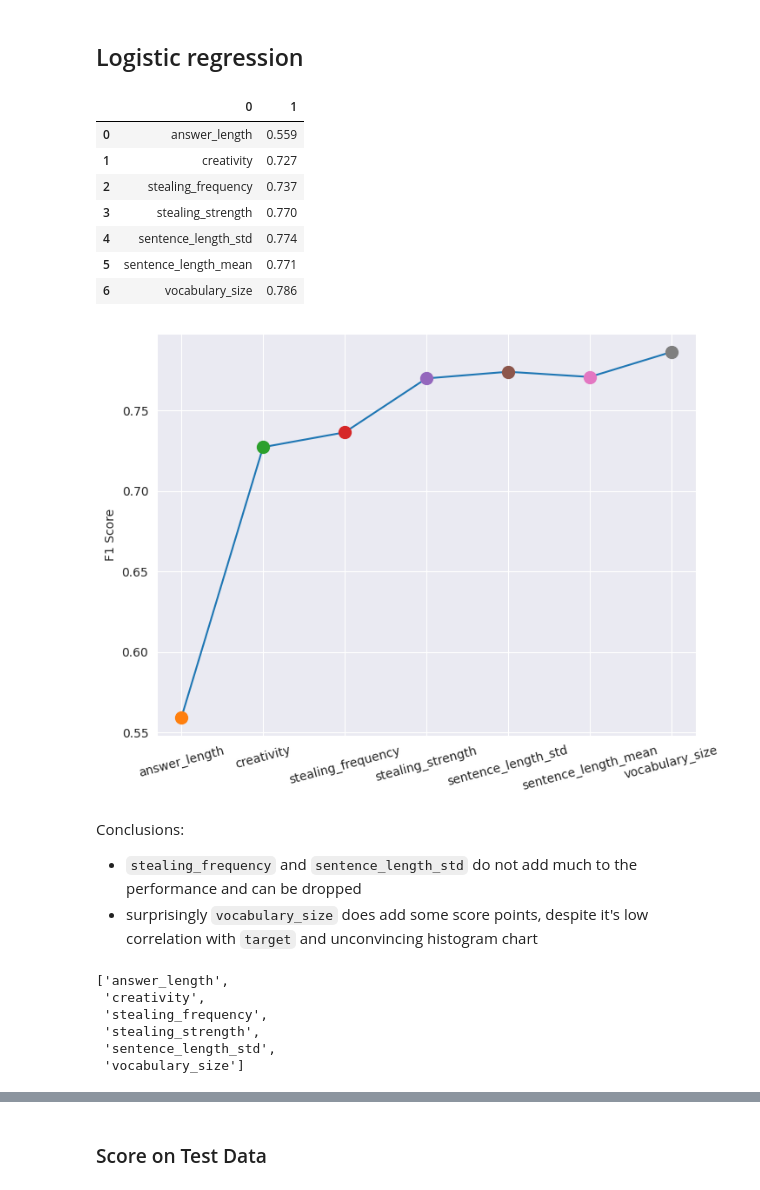
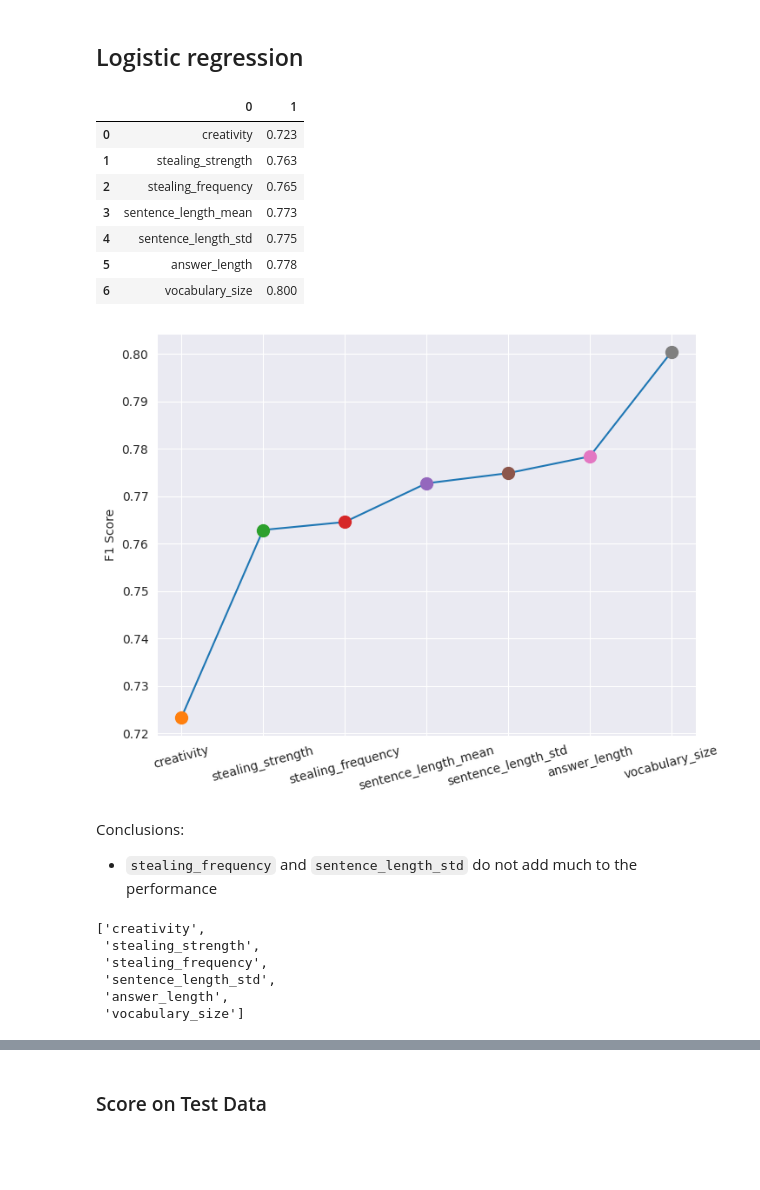
Before and after one commit to illyge/counter-ai, a Jupyter notebook: eda_and_train.ipynb, the cells around one changed output, grey strips where cells are left out. Drawn from its saved outputs; the diff is of its cells as text; code cells hidden in the pictures; blank space fills up the shorter version.

```diff
--- a/eda_and_train.ipynb
+++ b/eda_and_train.ipynb
@@ -65,3 +23,0 @@ Let's double-check we don't have question duplicates:
-# %%
-labeled_data = data
-labeled_data.duplicated(subset='question_id').sum()
@@ -284,45 +209,44 @@ df_full_train, df_test = train_test_split(labeled_data, test_size=0.2, random_st
 lr = LogisticRegression(max_iter=500, class_weight="balanced")
 features = []
 scores = []
-for f in new_features:
+for f in all_features:
     features.append(f)
     score = cross_val_score(lr, df_full_train[features], df_full_train.target, scoring='f1').mean()
     scores.append(score)
 pd.DataFrame(list(zip(features, np.round(scores, 3))))
 # %% [output]
 |  | 0 | 1 |
-| 0 | answer_length | 0.559 |
-| 1 | creativity | 0.727 |
-| 2 | stealing_frequency | 0.737 |
-| 3 | stealing_strength | 0.770 |
-| 4 | sentence_length_std | 0.774 |
-| 5 | sentence_length_mean | 0.771 |
-| 6 | vocabulary_size | 0.786 |
+| 0 | creativity | 0.723 |
+| 1 | stealing_strength | 0.763 |
+| 2 | stealing_frequency | 0.765 |
+| 3 | sentence_length_mean | 0.773 |
+| 4 | sentence_length_std | 0.775 |
+| 5 | answer_length | 0.778 |
+| 6 | vocabulary_size | 0.800 |
 # %%
 from matplotlib import pyplot as plt
 plt.figure(figsize=(8,6))
 
-sns.lineplot(x=new_features, y=scores)
+sns.lineplot(x=all_features, y=scores)
 plt.xticks(rotation=15)
-for i in range(len(new_features)):
-    plt.plot(new_features[i], scores[i], 'o', markersize=10)
+for i in range(len(all_features)):
+    plt.plot(all_features[i], scores[i], 'o', markersize=10)
 plt.ylabel('F1 Score')
 plt.savefig("features_input.png")
 # %% [output]
-[figure, old version]
+[figure, new version]
 # %% [markdown]
 Conclusions:
-* `stealing_frequency` and `sentence_length_std` do not add much to the performance and can be dropped
-* surprisingly `vocabulary_size` does add some score points, despite it's low correlation with `target` and unconvincing histogram chart
+* `stealing_frequency` and `sentence_length_std` do not add much to the performance
 # %%
-selected_features = [f for f in new_features if f not in ['sentence_length_mean']]
+selected_features = [f for f in all_features if f not in ['sentence_length_mean']]
 selected_features
 # %% [output]
-['answer_length',
- 'creativity',
+['creativity',
+ 'stealing_strength',
  'stealing_frequency',
- 'stealing_strength',
  'sentence_length_std',
+ 'answer_length',
  'vocabulary_size']
 # %%
 lr_tuning_grid = {
```
Also changed, not shown: parts of 74 cells of this notebook, 12 other files.
